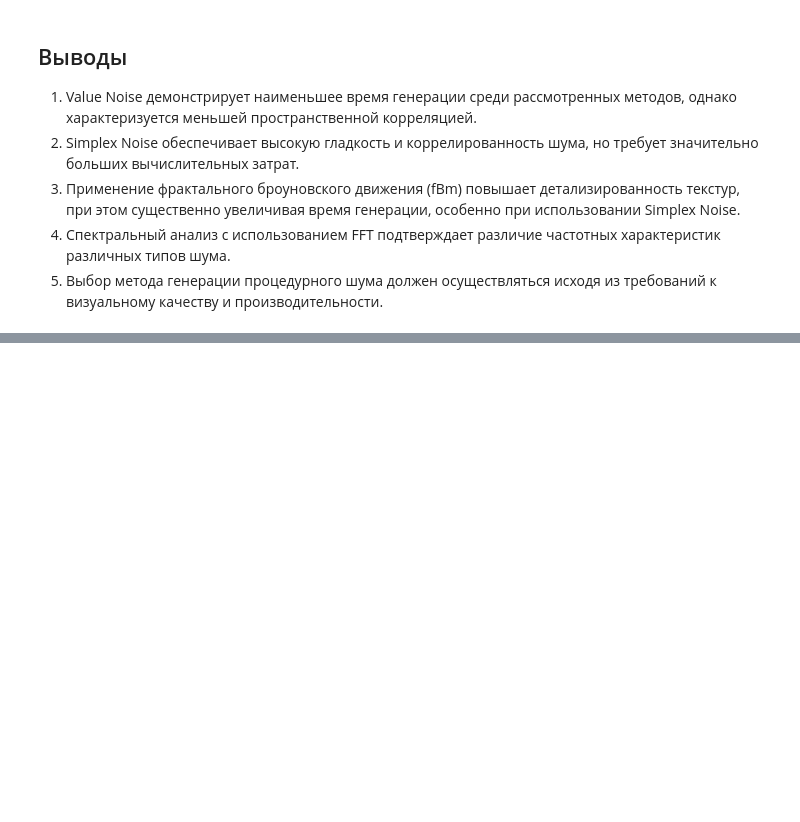
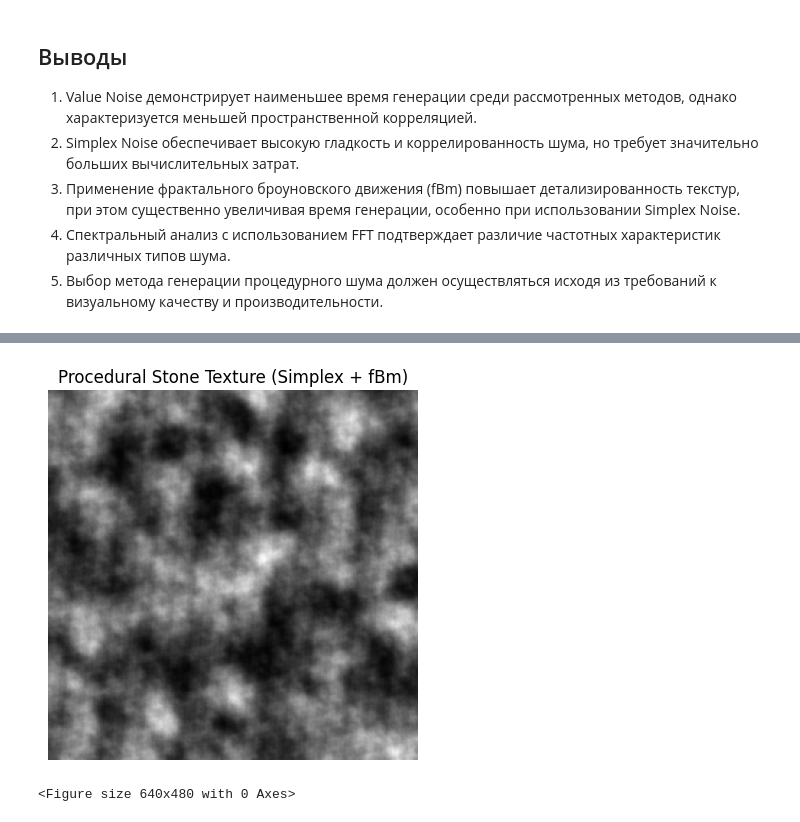
Before and after one commit to gioshek/Course_Work_2025, a Jupyter notebook: notebooks/demo.ipynb, the cells around one changed output, grey strips where cells are left out. Cells and saved outputs as stored; diff of their text form; code cells hidden in the pictures; blank space fills up the shorter version.

```diff
--- a/notebooks/demo.ipynb
+++ b/notebooks/demo.ipynb
@@ -143,0 +218,38 @@ plt.show()
+# %%
+from src.noise import simplex_noise
+from src.noise.fractal import fbm
+import numpy as np
+import matplotlib.pyplot as plt
+
+SIZE = 256
+
+stone = fbm(
+    simplex_noise,
+    SIZE,
+    SIZE,
+    scale=64,
+    octaves=6,
+    gain=0.5,
+    lacunarity=2.0,
+    seed=3,
+)
+
+# НОРМАЛИЗАЦИЯ В [0, 1]
+stone = (stone - stone.min()) / (stone.max() - stone.min())
+
+# Усиливаем контраст (имитация камня)
+stone = np.power(stone, 1.5)
+
+plt.imshow(stone, cmap="gray")
+plt.title("Procedural Stone Texture (Simplex + fBm)")
+plt.axis("off")
+plt.savefig(
+    PROJECT_ROOT / "report" / "texture" / "stone.png",
+    dpi=200,
+    bbox_inches="tight",
+)
+plt.show()
+plt.close()
+# %% [output]
+[figure, added]
+<Figure size 640x480 with 0 Axes>
```
Also changed, not shown: parts of 10 cells of this notebook, 5 other files.
